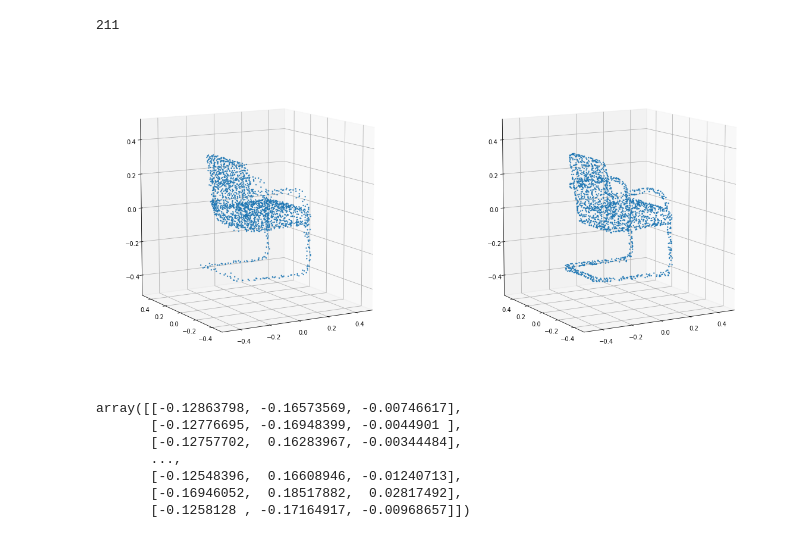
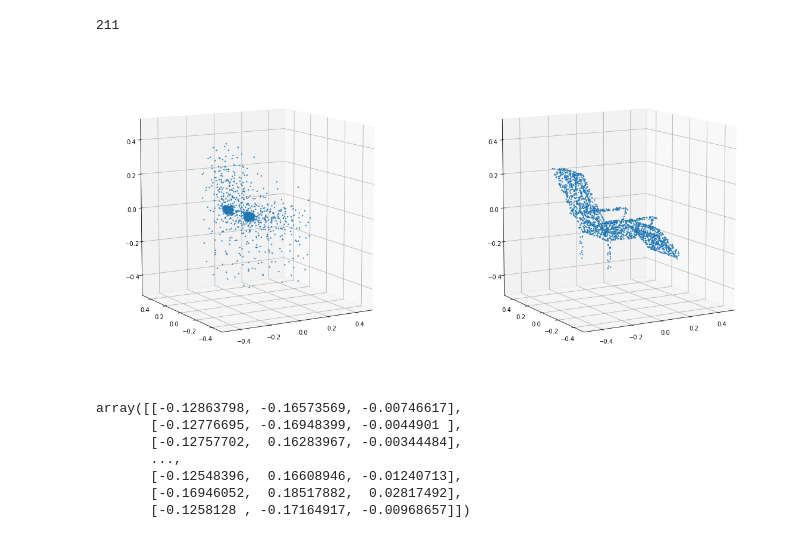
Before and after one commit to RaminHasibi/pointCloudAE, a Jupyter notebook: eval_VAE.ipynb, the cells around one changed output. Cells and saved outputs as stored; diff of their text form; code cells hidden in the pictures.

```diff
--- a/eval_VAE.ipynb
+++ b/eval_VAE.ipynb
@@ -15,7 +15,7 @@ device = torch.device('cuda')
 model = Net().to(device)
 test_loader = DataLoader(
     dataset, batch_size=batch_size, shuffle=False, num_workers=1)
-model.load_state_dict(torch.load('../saved_models/pointAECh400.pt',map_location=device))
+model.load_state_dict(torch.load('pointVAECh10.pt',map_location=device))
 # %% [output]
 <All keys matched successfully>
 # %%
@@ -29,7 +29,7 @@ for i,data in enumerate(test_loader):
     with torch.no_grad():
         begin = i*batch_size
         end = begin +data.category.size(0)
-        gen_data['pred'][begin:end] = model(data).cpu().numpy().reshape((-1,2048,3))
+        gen_data['pred'][begin:end] = model(data)[0].cpu().numpy().reshape((-1,2048,3))
         gen_data['true'][begin:end] = data.x.cpu().numpy().reshape((-1,2048,3))
 # %%
 i
@@ -76,16 +76,16 @@ def plot_3d_point_cloud(x, y, z, show=True, show_axis=True, in_u_sphere=False, m
 # %%
 fig = plt.figure(figsize=(20,10))
 ax_pred = fig.add_subplot(121, projection='3d')
 ax_true = fig.add_subplot(122, projection='3d')
-num = 300
+num = 1
 plot_3d_point_cloud(gen_data['pred'][num][:,0],
                     gen_data['pred'][num][:,1],
                     gen_data['pred'][num][:,2], in_u_sphere=True,axis=ax_pred,show=False);
 plot_3d_point_cloud(gen_data['true'][num][:,0],
                     gen_data['true'][num][:,1],
                     gen_data['true'][num][:,2], in_u_sphere=True,axis=ax_true,show=False);
 # %% [output]
-[figure, old version]
+[figure, new version]
 # %%
 gen_data['pred'][1]
 # %% [output]
```
Also changed, not shown: parts of 1 cell of this notebook, 1 other file.
